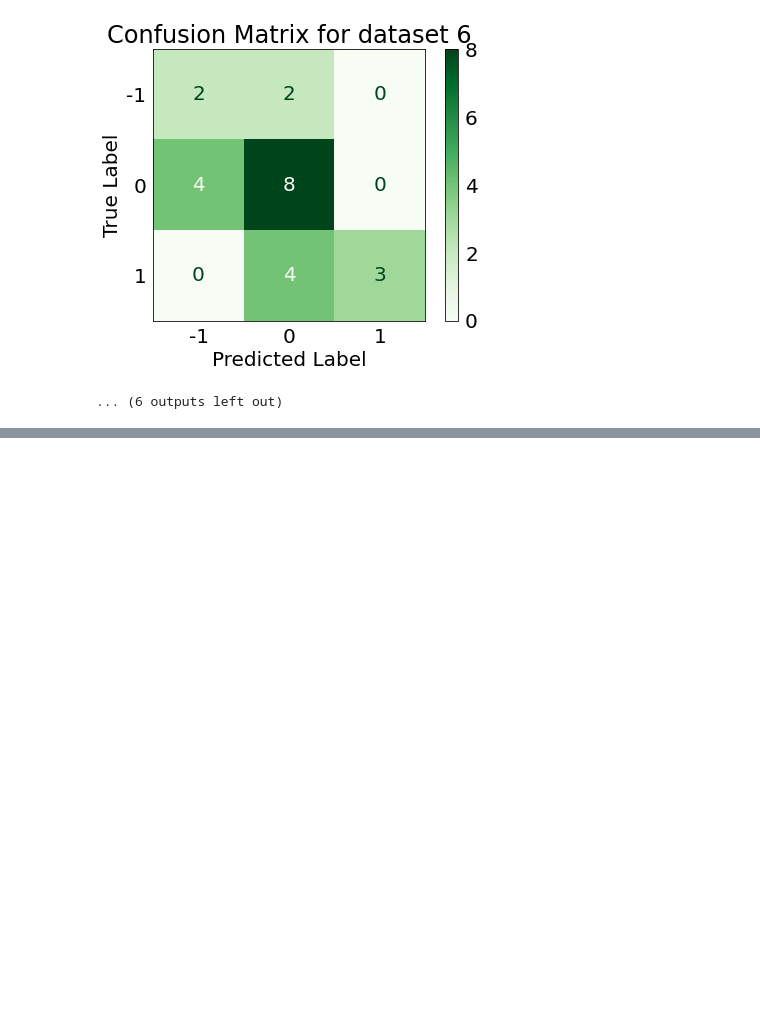
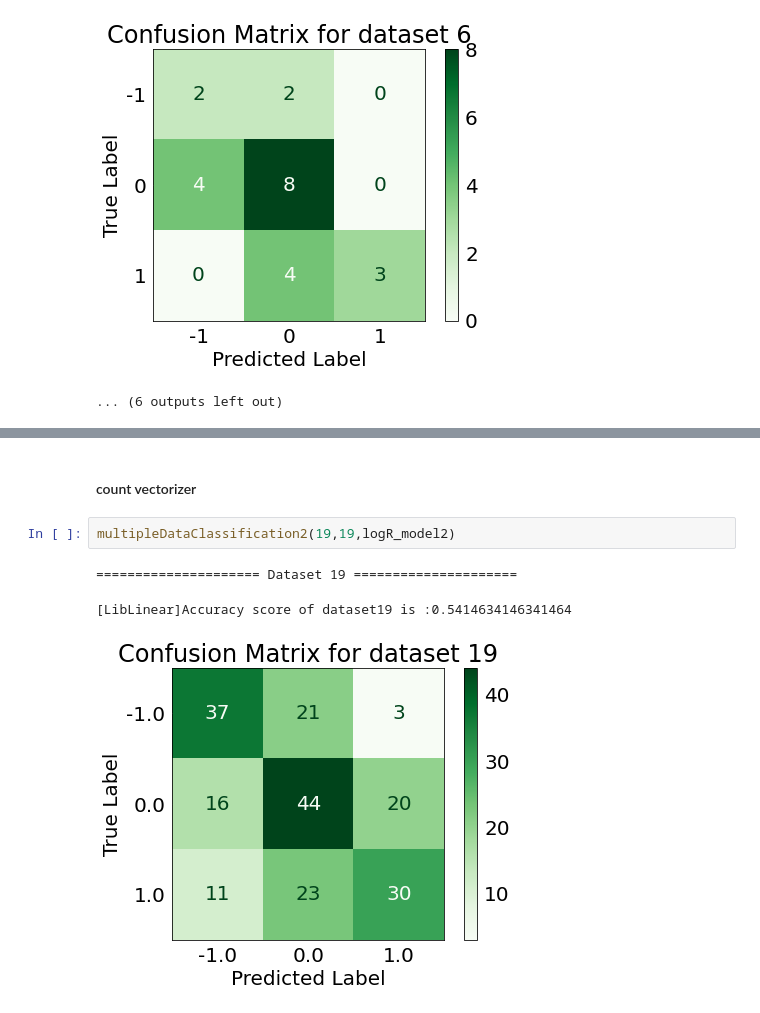
Before and after one commit to AR-Mustakim/ML-SL, a Jupyter notebook: P4_TwitterSentimentAnalysisMalayLanguage_SentimentAnalysis.ipynb, the cells around one changed output, grey strips where cells are left out. Saved outputs shown, nothing was run; the diff lists cells and outputs as text; blank space fills up the shorter version.

```diff
--- a/P4_TwitterSentimentAnalysisMalayLanguage_SentimentAnalysis.ipynb
+++ b/P4_TwitterSentimentAnalysisMalayLanguage_SentimentAnalysis.ipynb
@@ -336,0 +361,8 @@ Accuracy score of dataset6 is :0.5652173913043478
+# %% [markdown]
+#### count vectorizer
+# %%
+multipleDataClassification2(19,19,logR_model2)
+# %% [output]
+===================== Dataset 19 =====================
+[LibLinear]Accuracy score of dataset19 is :0.5414634146341464
+[figure, added]
```
Also changed, not shown: parts of 8 cells of this notebook.
